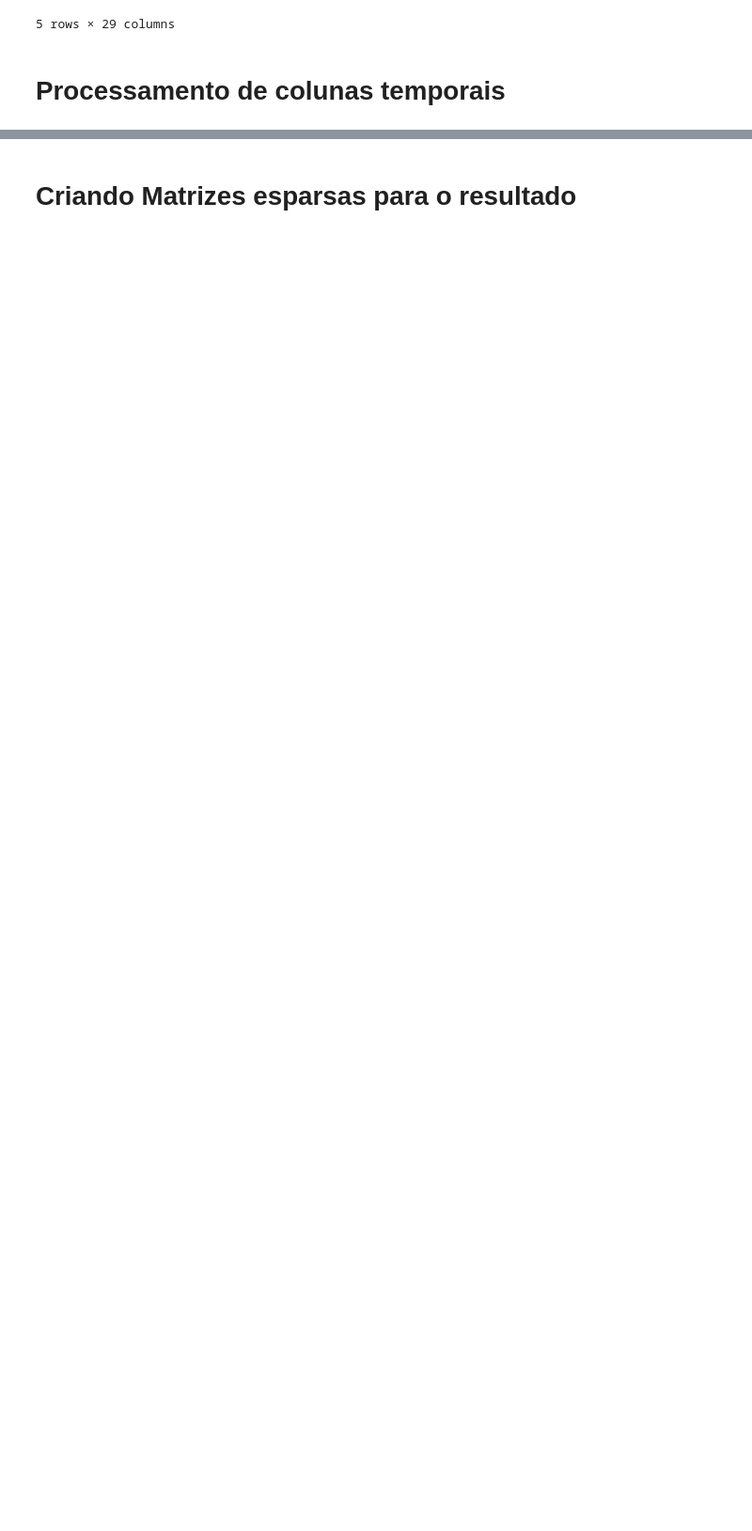
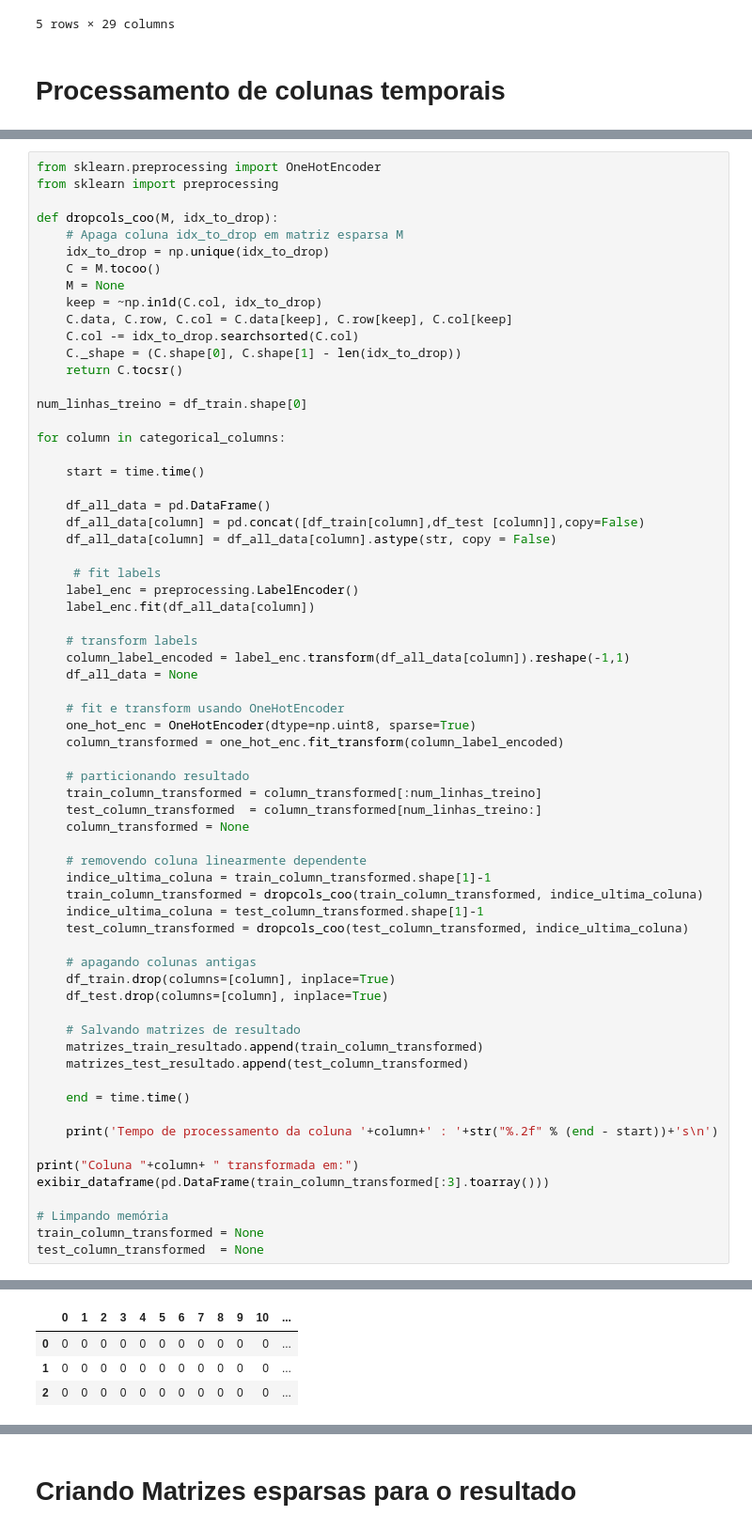
Before and after one commit to vinicius-alves/Kaggle-Avito-Challenge, a Jupyter notebook: notebook pré-processamento.ipynb, the cells around one changed output, grey strips where cells are left out. Shown at 94% size. Drawn from its saved outputs; the diff is of its cells as text; blank space fills up the shorter version.

```diff
--- a/notebook pré-processamento.ipynb
+++ b/notebook pré-processamento.ipynb
@@ -224,0 +301,67 @@ Tempo de processamento da coluna de datas : 0.01s
+# %%
+from sklearn.preprocessing import OneHotEncoder
+from sklearn import preprocessing
+
+def dropcols_coo(M, idx_to_drop):
+    # Apaga coluna idx_to_drop em matriz esparsa M
+    idx_to_drop = np.unique(idx_to_drop)
+    C = M.tocoo()
+    M = None
+    keep = ~np.in1d(C.col, idx_to_drop)
+    C.data, C.row, C.col = C.data[keep], C.row[keep], C.col[keep]
+    C.col -= idx_to_drop.searchsorted(C.col)
+    C._shape = (C.shape[0], C.shape[1] - len(idx_to_drop))
+    return C.tocsr()
+
+num_linhas_treino = df_train.shape[0]
+
+for column in categorical_columns:
+
+    start = time.time()
+
+    df_all_data = pd.DataFrame()
+    df_all_data[column] = pd.concat([df_train[column],df_test [column]],copy=False)
+    df_all_data[column] = df_all_data[column].astype(str, copy = False)
+
+     # fit labels
+    label_enc = preprocessing.LabelEncoder()
+    label_enc.fit(df_all_data[column])
+
+    # transform labels
+    column_label_encoded = label_enc.transform(df_all_data[column]).reshape(-1,1)
+    df_all_data = None
+
+    # fit e transform usando OneHotEncoder
+    one_hot_enc = OneHotEncoder(dtype=np.uint8, sparse=True)
+    column_transformed = one_hot_enc.fit_transform(column_label_encoded)
+
+    # particionando resultado
+    train_column_transformed = column_transformed[:num_linhas_treino]
+    test_column_transformed  = column_transformed[num_linhas_treino:]
+    column_transformed = None
+
+    # removendo coluna linearmente dependente
+    indice_ultima_coluna = train_column_transformed.shape[1]-1
+    train_column_transformed = dropcols_coo(train_column_transformed, indice_ultima_coluna)
+    indice_ultima_coluna = test_column_transformed.shape[1]-1
+    test_column_transformed = dropcols_coo(test_column_transformed, indice_ultima_coluna)
+
+    # apagando colunas antigas
+    df_train.drop(columns=[column], inplace=True)
+    df_test.drop(columns=[column], inplace=True)
+
+    # Salvando matrizes de resultado
+    matrizes_train_resultado.append(train_column_transformed)
+    matrizes_test_resultado.append(test_column_transformed)
+
+    end = time.time()
+
+    print('Tempo de processamento da coluna '+column+' : '+str("%.2f" % (end - start))+'s\n')
+
+print("Coluna "+column+ " transformada em:")
+exibir_dataframe(pd.DataFrame(train_column_transformed[:3].toarray()))
+
+# Limpando memória
+train_column_transformed = None
+test_column_transformed  = None
+# %% [output]
@@ -224,0 +383,4 @@ Tempo de processamento da coluna de datas : 0.01s
+|  | 0 | 1 | 2 | 3 | 4 | 5 | 6 | 7 | 8 | 9 | 10 | ... |
+| 0 | 0 | 0 | 0 | 0 | 0 | 0 | 0 | 0 | 0 | 0 | 0 | ... |
+| 1 | 0 | 0 | 0 | 0 | 0 | 0 | 0 | 0 | 0 | 0 | 0 | ... |
+| 2 | 0 | 0 | 0 | 0 | 0 | 0 | 0 | 0 | 0 | 0 | 0 | ... |
```
Also changed, not shown: parts of 20 cells of this notebook.
